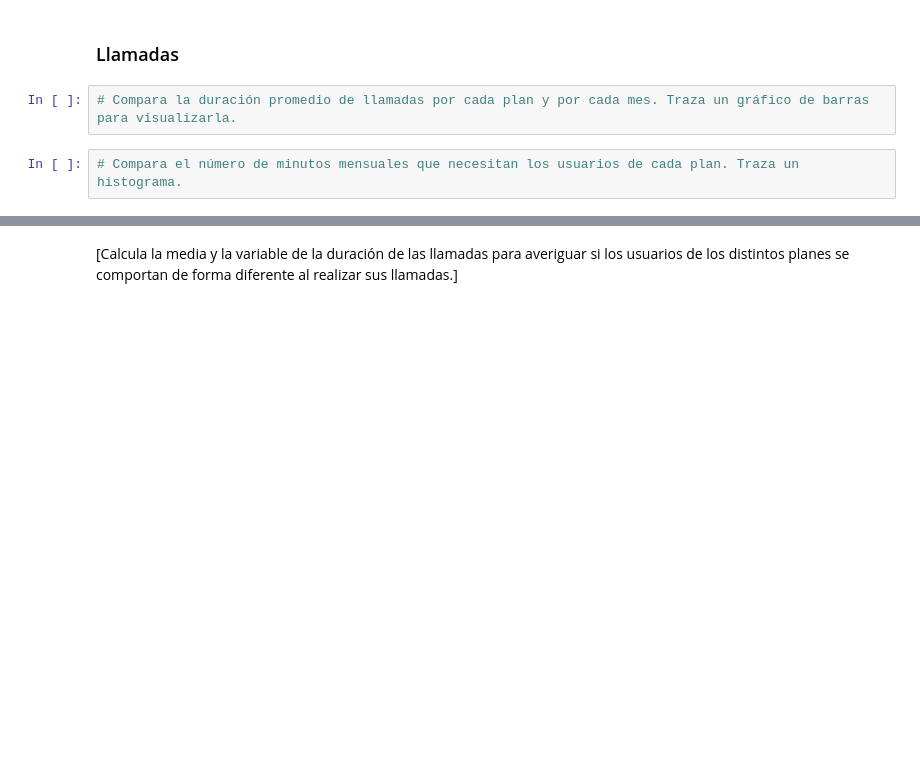
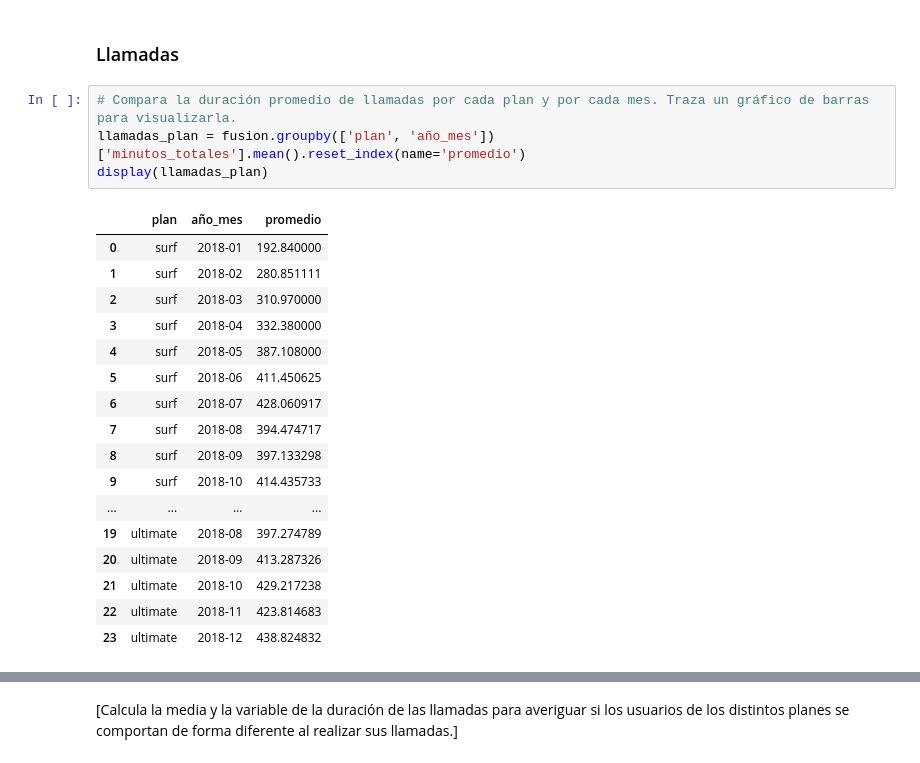
Before and after one commit to ma280113/sprint_5_proyect, a Jupyter notebook: notebook.ipynb, the cells around one changed output, grey strips where cells are left out. Cells and saved outputs as stored; diff of their text form; blank space fills up the shorter version.

```diff
--- a/notebook.ipynb
+++ b/notebook.ipynb
@@ -535,5 +536,23 @@ Hagamos un análisis grafico de cual tarifa es la mejor según las estadísticas
 ### Llamadas
 # %%
 # Compara la duración promedio de llamadas por cada plan y por cada mes. Traza un gráfico de barras para visualizarla.
+llamadas_plan = fusion.groupby(['plan', 'año_mes'])['minutos_totales'].mean().reset_index(name='promedio')
+display(llamadas_plan)
+# %% [output]
+|  | plan | año_mes | promedio |
+| 0 | surf | 2018-01 | 192.840000 |
+| 1 | surf | 2018-02 | 280.851111 |
+| 2 | surf | 2018-03 | 310.970000 |
+| 3 | surf | 2018-04 | 332.380000 |
+| 4 | surf | 2018-05 | 387.108000 |
+| 5 | surf | 2018-06 | 411.450625 |
+| 6 | surf | 2018-07 | 428.060917 |
+| 7 | surf | 2018-08 | 394.474717 |
+| 8 | surf | 2018-09 | 397.133298 |
+| 9 | surf | 2018-10 | 414.435733 |
+| ... | ... | ... | ... |
+| 19 | ultimate | 2018-08 | 397.274789 |
+| 20 | ultimate | 2018-09 | 413.287326 |
+| 21 | ultimate | 2018-10 | 429.217238 |
+| 22 | ultimate | 2018-11 | 423.814683 |
+| 23 | ultimate | 2018-12 | 438.824832 |
-# %%
-# Compara el número de minutos mensuales que necesitan los usuarios de cada plan. Traza un histograma.
```
Also changed, not shown: parts of 2 cells of this notebook.
